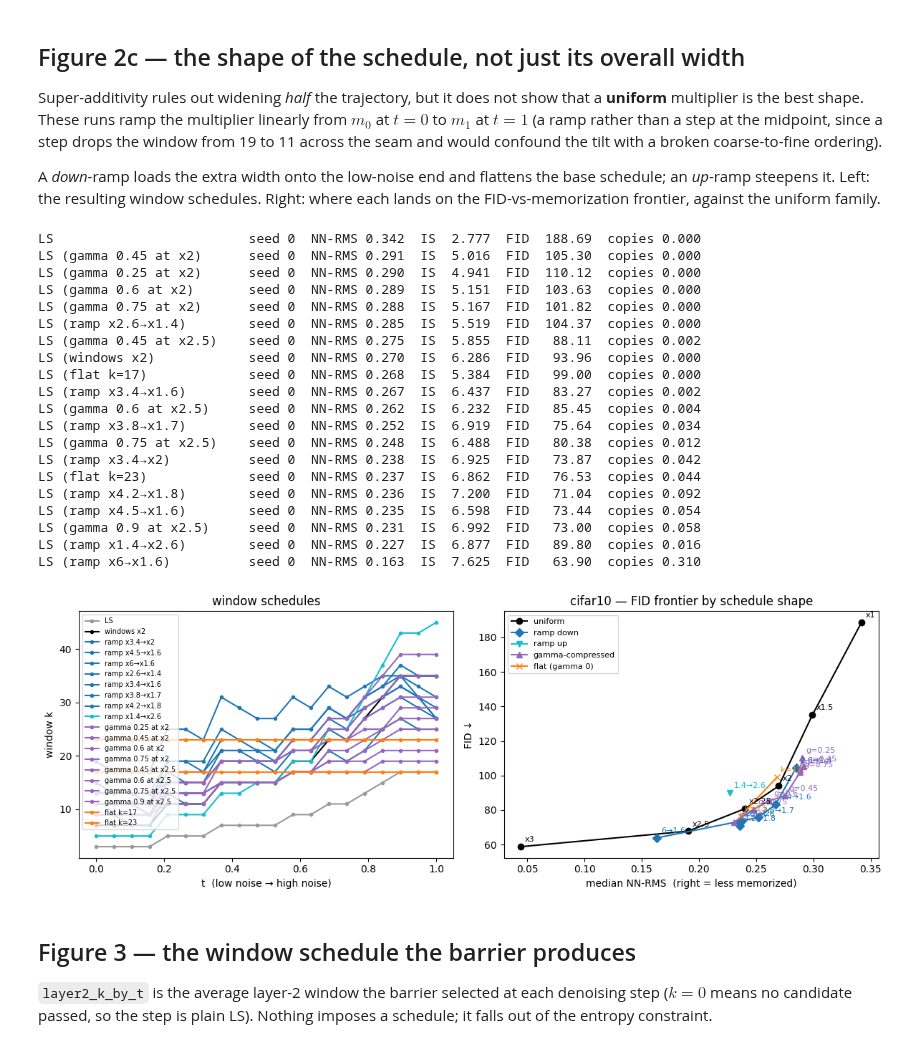
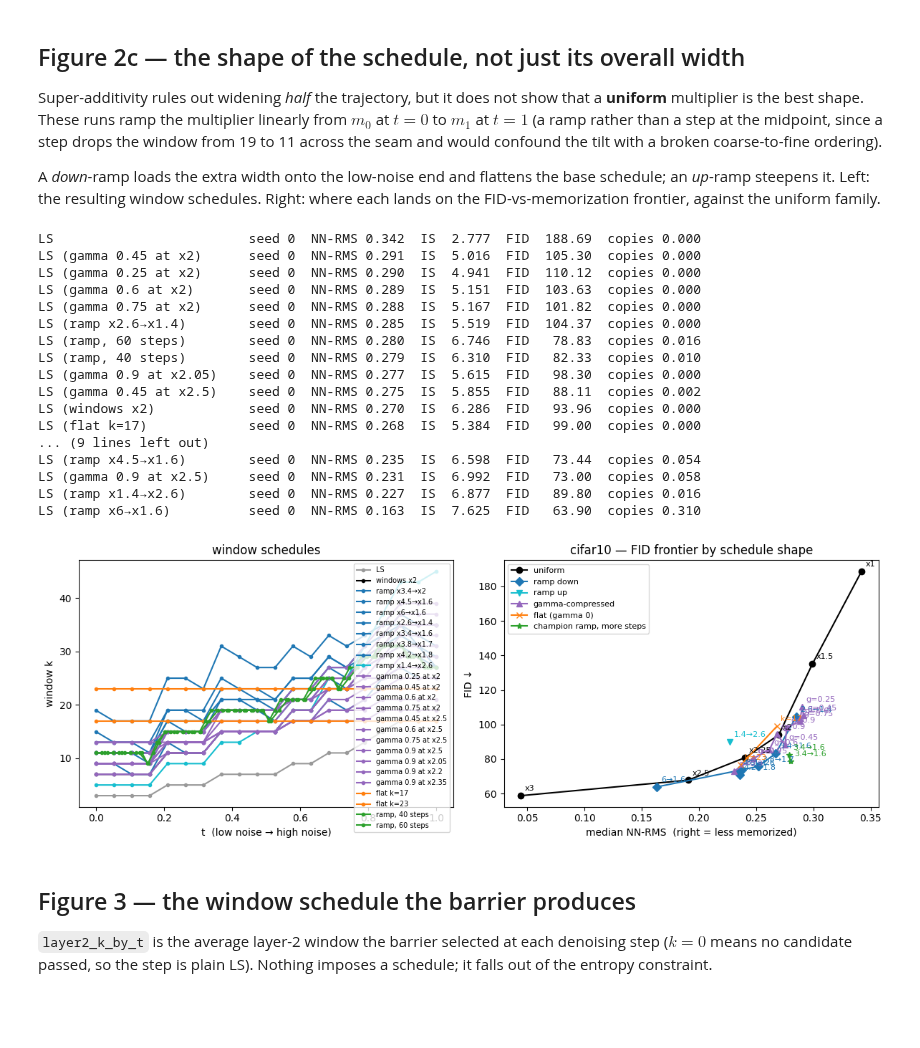
Before and after one commit to henhen724/convolutional_diffusion, a Jupyter notebook: notebooks/mls_entropy_barrier_results.ipynb, the cells around one changed output. Cells and saved outputs as stored; diff of their text form; code cells hidden in the pictures; blank space fills up the shorter version.

```diff
--- a/notebooks/mls_entropy_barrier_results.ipynb
+++ b/notebooks/mls_entropy_barrier_results.ipynb
@@ -62,12 +63,18 @@ for f in sorted(RES.glob('2026-10-2*/*/metrics.json')):
     half = '' if m.get('mult_half', 'all') in (None, 'all') else f", {m['mult_half']}-noise half only"
     m['hi'] = m.get('scale_multiplier_hi')
     m['flat'], m['gamma'] = m.get('flat_k'), m.get('scale_gamma')
+    # Runs before --nsteps existed have no such key and all took 20 steps.
+    m['nsteps'] = m.get('nsteps') or 20
     # Each schedule *shape* is its own family with its own frontier curve: up- and down-ramps
     # move in opposite directions, and the flat and gamma runs carry scale_multiplier 1.0 and
     # 2.0, so without this they would be read as plain uniform runs at those multipliers.
-    m['family'] = ('LSflat' if m['flat'] else 'LSgamma' if m['gamma'] is not None else
+    # Step count is checked first and likewise: those runs carry the champion ramp's own
+    # multipliers, so they would otherwise be read as extra points on the ramp curve.
+    m['family'] = ('LSsteps' if m['nsteps'] != 20 else
+                   'LSflat' if m['flat'] else 'LSgamma' if m['gamma'] is not None else
                    ('LSramp_down' if m['mult'] > m['hi'] else 'LSramp_up') if m['hi'] else m['method'])
     m['config'] = ('real images' if m['method'] == 'real' else
+                   f"LS (ramp, {m['nsteps']} steps)" if m['nsteps'] != 20 else
                    f"LS (flat k={m['flat']})" if m['flat'] else
                    f"LS (gamma {m['gamma']:g} at x{m['mult']:g})" if m['gamma'] is not None else
                    f"LS (ramp x{m['mult']:g}→x{m['hi']:g})" if m['hi'] else
@@ -104,7 +111,7 @@ the nearest training image in normalized pixel units (**higher = less like the t
 `copy` is the fraction of samples within 0.05 RMS of a training image.
 # %%
 ORDER = {'real': 0, 'LS': 1, 'LSramp_down': 2, 'LSramp_up': 3, 'LSgamma': 4, 'LSflat': 5,
-         'MLS': 6, 'EBMLS': 7}
+         'LSsteps': 6, 'MLS': 7, 'EBMLS': 8}
 hdr = (f"{'dataset':8s} {'configuration':24s} {'seed':>4s} {'IS ↑':>14s} {'FID ↓':>7s} "
        f"{'KID ↓':>7s} {'NN-RMS':>7s} {'copy':>6s}")
 print(hdr + '\n' + '-' * len(hdr))
@@ -174,6 +181,7 @@ for col, d in enumerate(DSETS):
                                 ('LSramp_up', 'C9', 'v-', 'LS (ramp up)'),
                                 ('LSgamma', 'C4', '^-', 'LS (gamma: compressed range)'),
                                 ('LSflat', 'C1', 'x-', 'LS (flat = gamma 0)'),
+                                ('LSsteps', 'C2', '*-', 'LS (champion ramp, more steps)'),
                                 ('EBMLS', 'C3', 's-', 'EBMLS (barrier)')]:
             s = [r for r in sorted(sel(dataset=d, family=fam), key=lambda r: r['nn_rms_median'])
                  if r.get(ykey) is not None]
@@ -246,10 +254,12 @@ A *down*-ramp loads the extra width onto the low-noise end and flattens the base
 FID-vs-memorization frontier, against the uniform family.
 # %%
 fig, axes = plt.subplots(1, 2, figsize=(12, 4.4))
-COLOUR = {'LS': 'k', 'LSramp_down': 'C0', 'LSramp_up': 'C9', 'LSgamma': 'C4', 'LSflat': 'C1'}
+COLOUR = {'LS': 'k', 'LSramp_down': 'C0', 'LSramp_up': 'C9', 'LSgamma': 'C4', 'LSflat': 'C1',
+          'LSsteps': 'C2'}
 show = (sel(dataset='cifar10', family='LS', mult=1.0) + sel(dataset='cifar10', family='LS', mult=2.0)
         + sel(dataset='cifar10', family='LSramp_down') + sel(dataset='cifar10', family='LSramp_up')
-        + sel(dataset='cifar10', family='LSgamma') + sel(dataset='cifar10', family='LSflat'))
+        + sel(dataset='cifar10', family='LSgamma') + sel(dataset='cifar10', family='LSflat')
+        + sel(dataset='cifar10', family='LSsteps'))
 for r in show:
     k = r['scales']
     axes[0].plot(np.arange(len(k)) / (len(k) - 1), k, marker='.',
@@ -260,45 +270,43 @@ axes[0].legend(fontsize=7); axes[0].set_title('window schedules')
 
 for fam, mk, lab in [('LS', 'o-', 'uniform'), ('LSramp_down', 'D-', 'ramp down'),
                      ('LSramp_up', 'v-', 'ramp up'), ('LSgamma', '^-', 'gamma-compressed'),
-                     ('LSflat', 'x-', 'flat (gamma 0)')]:
+                     ('LSflat', 'x-', 'flat (gamma 0)'),
+                     ('LSsteps', '*-', 'champion ramp, more steps')]:
     s = [r for r in sorted(sel(dataset='cifar10', family=fam), key=lambda r: r['nn_rms_median'])
          if r.get('FID') is not None]
     if s:
         axes[1].plot([r['nn_rms_median'] for r in s], [r['FID'] for r in s], mk, c=COLOUR[fam], label=lab)
         for r in s:
             axes[1].annotate(f"k={r['flat']}" if r['flat'] else f"g={r['gamma']:g}" if r['gamma'] is not None
                              else f"{r['mult']:g}→{r['hi']:g}" if r['hi'] else f"x{r['mult']:g}",
                              (r['nn_rms_median'], r['FID']), fontsize=8, color=COLOUR[fam],
                              xytext=(4, 5), textcoords='offset points')
 axes[1].set_xlabel('median NN-RMS  (right = less memorized)'); axes[1].set_ylabel('FID ↓')
 axes[1].legend(fontsize=8); axes[1].set_title('cifar10 — FID frontier by schedule shape')
 fig.tight_layout()
 
 for r in sorted(show, key=lambda r: -r['nn_rms_median']):
     print(f"{r['config']:26s} seed {r['seed']}  NN-RMS {r['nn_rms_median']:.3f}  "
           f"IS {r['IS_mean']:6.3f}  FID {r.get('FID') or float('nan'):7.2f}  copies {r['copy_fraction']:.3f}")
 # %% [output]
 LS                         seed 0  NN-RMS 0.342  IS  2.777  FID  188.69  copies 0.000
 LS (gamma 0.45 at x2)      seed 0  NN-RMS 0.291  IS  5.016  FID  105.30  copies 0.000
 LS (gamma 0.25 at x2)      seed 0  NN-RMS 0.290  IS  4.941  FID  110.12  copies 0.000
 LS (gamma 0.6 at x2)       seed 0  NN-RMS 0.289  IS  5.151  FID  103.63  copies 0.000
 LS (gamma 0.75 at x2)      seed 0  NN-RMS 0.288  IS  5.167  FID  101.82  copies 0.000
 LS (ramp x2.6→x1.4)        seed 0  NN-RMS 0.285  IS  5.519  FID  104.37  copies 0.000
+LS (ramp, 60 steps)        seed 0  NN-RMS 0.280  IS  6.746  FID   78.83  copies 0.016
+LS (ramp, 40 steps)        seed 0  NN-RMS 0.279  IS  6.310  FID   82.33  copies 0.010
+LS (gamma 0.9 at x2.05)    seed 0  NN-RMS 0.277  IS  5.615  FID   98.30  copies 0.000
 LS (gamma 0.45 at x2.5)    seed 0  NN-RMS 0.275  IS  5.855  FID   88.11  copies 0.002
 LS (windows x2)            seed 0  NN-RMS 0.270  IS  6.286  FID   93.96  copies 0.000
 LS (flat k=17)             seed 0  NN-RMS 0.268  IS  5.384  FID   99.00  copies 0.000
-LS (ramp x3.4→x1.6)        seed 0  NN-RMS 0.267  IS  6.437  FID   83.27  copies 0.002
-LS (gamma 0.6 at x2.5)     seed 0  NN-RMS 0.262  IS  6.232  FID   85.45  copies 0.004
-LS (ramp x3.8→x1.7)        seed 0  NN-RMS 0.252  IS  6.919  FID   75.64  copies 0.034
-LS (gamma 0.75 at x2.5)    seed 0  NN-RMS 0.248  IS  6.488  FID   80.38  copies 0.012
-LS (ramp x3.4→x2)          seed 0  NN-RMS 0.238  IS  6.925  FID   73.87  copies 0.042
-LS (flat k=23)             seed 0  NN-RMS 0.237  IS  6.862  FID   76.53  copies 0.044
-LS (ramp x4.2→x1.8)        seed 0  NN-RMS 0.236  IS  7.200  FID   71.04  copies 0.092
+... (9 lines left out)
 LS (ramp x4.5→x1.6)        seed 0  NN-RMS 0.235  IS  6.598  FID   73.44  copies 0.054
 LS (gamma 0.9 at x2.5)     seed 0  NN-RMS 0.231  IS  6.992  FID   73.00  copies 0.058
 LS (ramp x1.4→x2.6)        seed 0  NN-RMS 0.227  IS  6.877  FID   89.80  copies 0.016
 LS (ramp x6→x1.6)          seed 0  NN-RMS 0.163  IS  7.625  FID   63.90  copies 0.310
-[figure, old version]
+[figure, new version]
 # %% [markdown]
 ## Figure 3 — the window schedule the barrier produces
 
```
Also changed, not shown: parts of 7 cells of this notebook, 6 other files.
